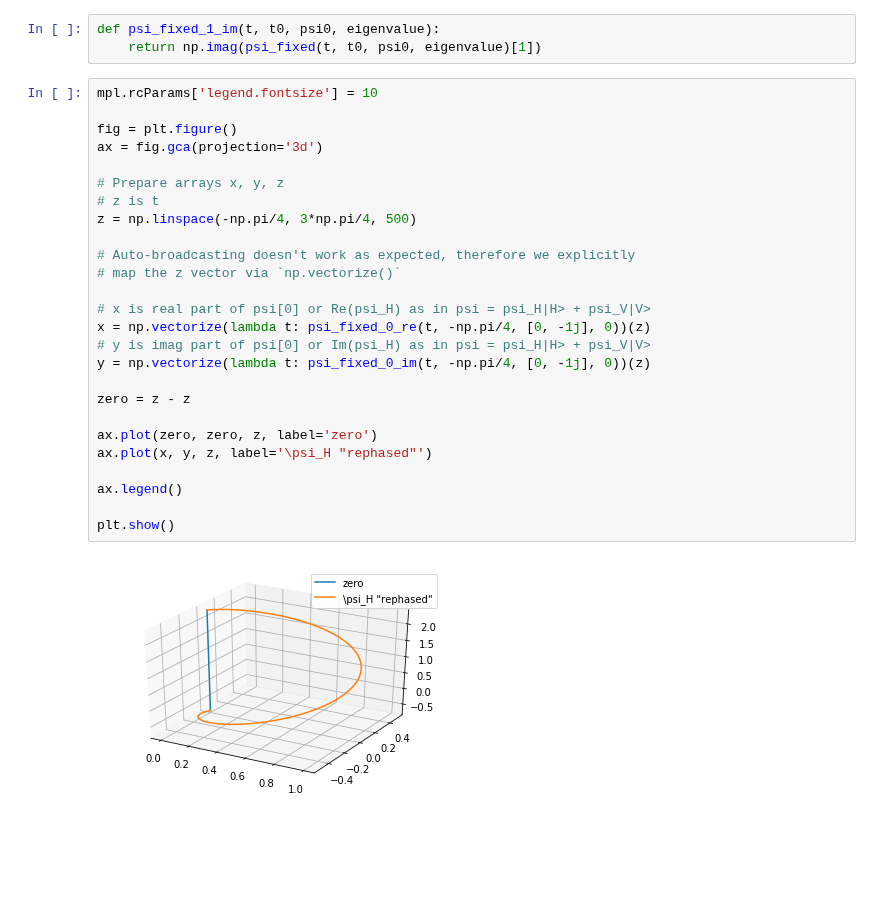
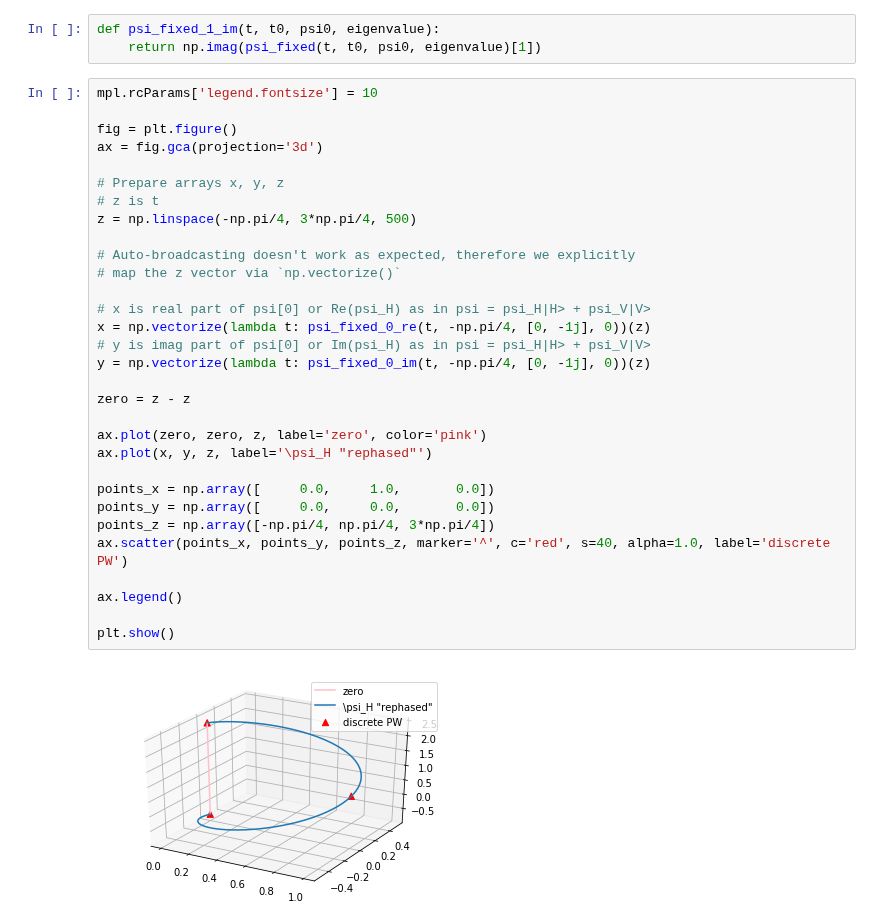
Before and after one commit to gderosa/timeq, a Jupyter notebook: comp/jupyter/moreva-vs-qm.ipynb, the cells around one changed output. Saved outputs shown, nothing was run; the diff lists cells and outputs as text; blank space fills up the shorter version.

Commit message:
scatter points for both

```diff
--- a/comp/jupyter/moreva-vs-qm.ipynb
+++ b/comp/jupyter/moreva-vs-qm.ipynb
@@ -49,31 +49,36 @@ def psi_fixed_1_im(t, t0, psi0, eigenvalue):
 # %%
 mpl.rcParams['legend.fontsize'] = 10
 
 fig = plt.figure()
 ax = fig.gca(projection='3d')
 
 # Prepare arrays x, y, z
 # z is t
 z = np.linspace(-np.pi/4, 3*np.pi/4, 500)
 
 # Auto-broadcasting doesn't work as expected, therefore we explicitly
 # map the z vector via `np.vectorize()`
 
 # x is real part of psi[0] or Re(psi_H) as in psi = psi_H|H> + psi_V|V>
 x = np.vectorize(lambda t: psi_fixed_0_re(t, -np.pi/4, [0, -1j], 0))(z)
 # y is imag part of psi[0] or Im(psi_H) as in psi = psi_H|H> + psi_V|V>
 y = np.vectorize(lambda t: psi_fixed_0_im(t, -np.pi/4, [0, -1j], 0))(z)
 
 zero = z - z
 
-ax.plot(zero, zero, z, label='zero')
+ax.plot(zero, zero, z, label='zero', color='pink')
 ax.plot(x, y, z, label='\psi_H "rephased"')
+
+points_x = np.array([     0.0,     1.0,       0.0])
+points_y = np.array([     0.0,     0.0,       0.0])
+points_z = np.array([-np.pi/4, np.pi/4, 3*np.pi/4])
+ax.scatter(points_x, points_y, points_z, marker='^', c='red', s=40, alpha=1.0, label='discrete PW')
 
 ax.legend()
 
 plt.show()
 # %% [output]
-[figure, old version]
+[figure, new version]
 # %%
 mpl.rcParams['legend.fontsize'] = 10
 
```
Also changed, not shown: parts of 1 cell of this notebook.
